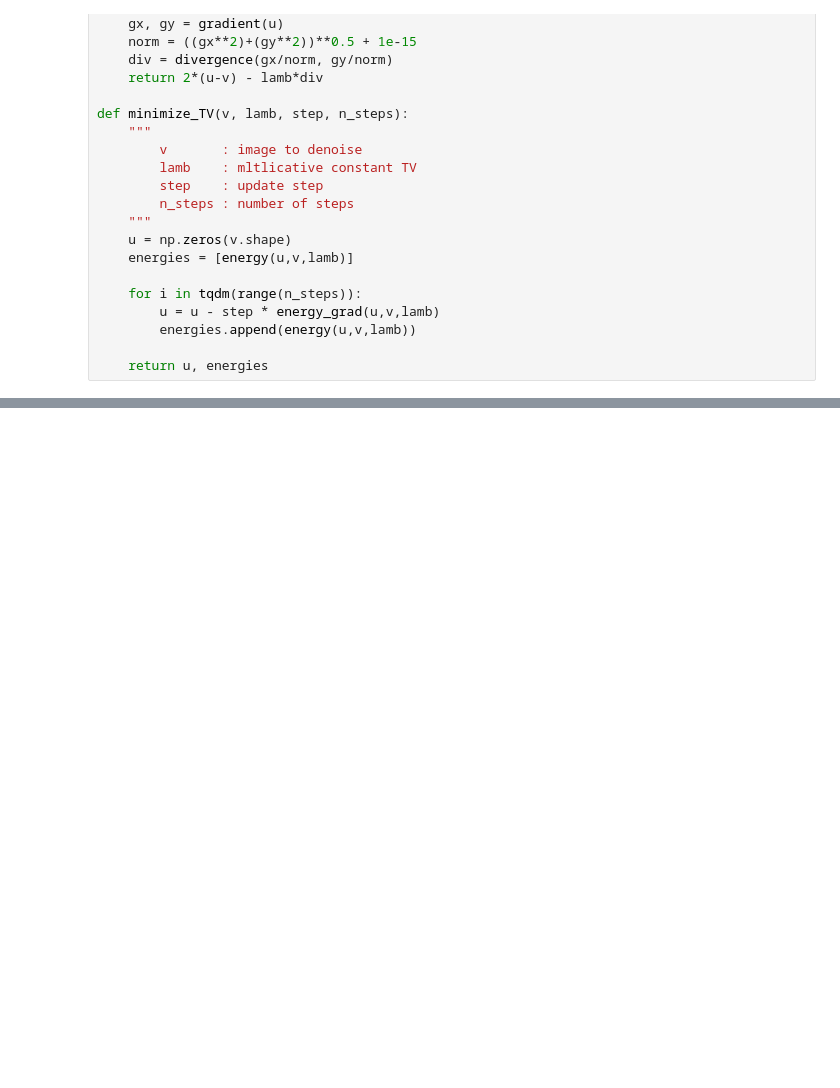
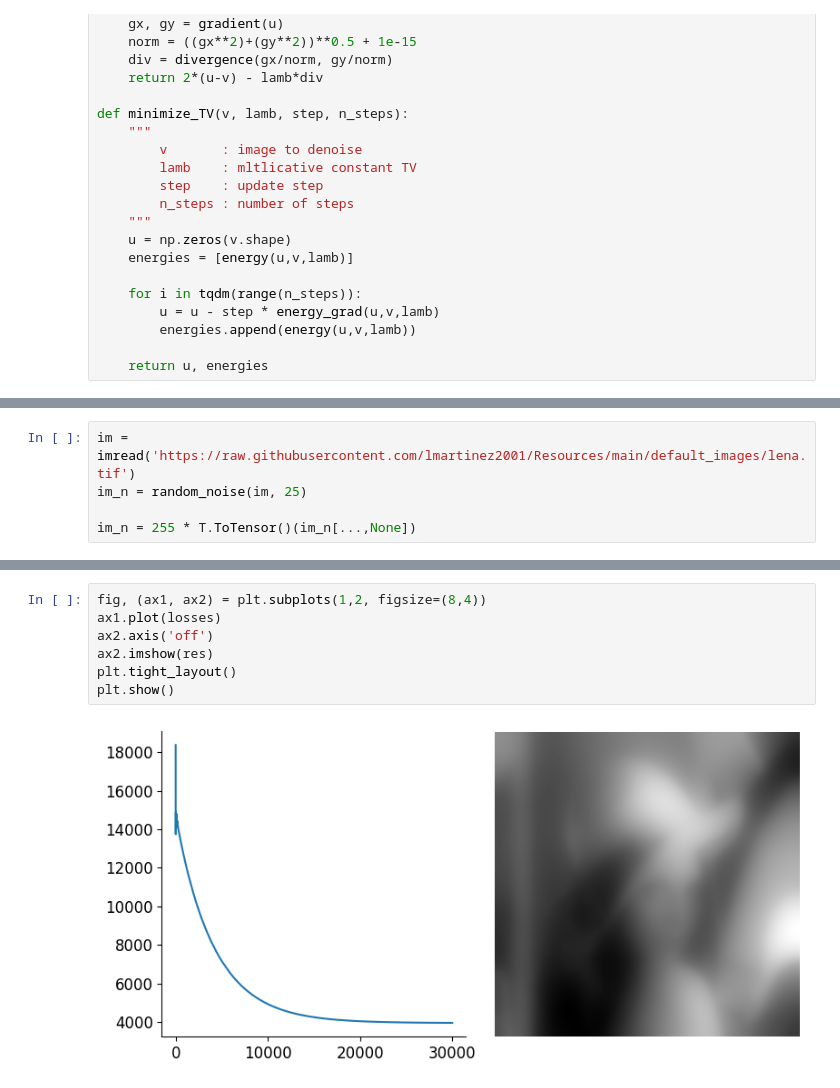
Before and after one commit to lmartinez2001/image-processing, a Jupyter notebook: 2_TV_denoising.ipynb, the cells around one changed output, grey strips where cells are left out. Saved outputs shown, nothing was run; the diff lists cells and outputs as text; blank space fills up the shorter version.

```diff
--- a/2_TV_denoising.ipynb
+++ b/2_TV_denoising.ipynb
@@ -159,0 +175,5 @@ This section is dedicated to the implementation of Chambolle Algorithm for total
+# %%
+im = imread('https://raw.githubusercontent.com/lmartinez2001/Resources/main/default_images/lena.tif')
+im_n = random_noise(im, 25)
+
+im_n = 255 * T.ToTensor()(im_n[...,None])
@@ -159,0 +219,9 @@ This section is dedicated to the implementation of Chambolle Algorithm for total
+# %%
+fig, (ax1, ax2) = plt.subplots(1,2, figsize=(8,4))
+ax1.plot(losses)
+ax2.axis('off')
+ax2.imshow(res)
+plt.tight_layout()
+plt.show()
+# %% [output]
+[figure, added]
```
Also changed, not shown: parts of 7 cells of this notebook, 1 other file.
